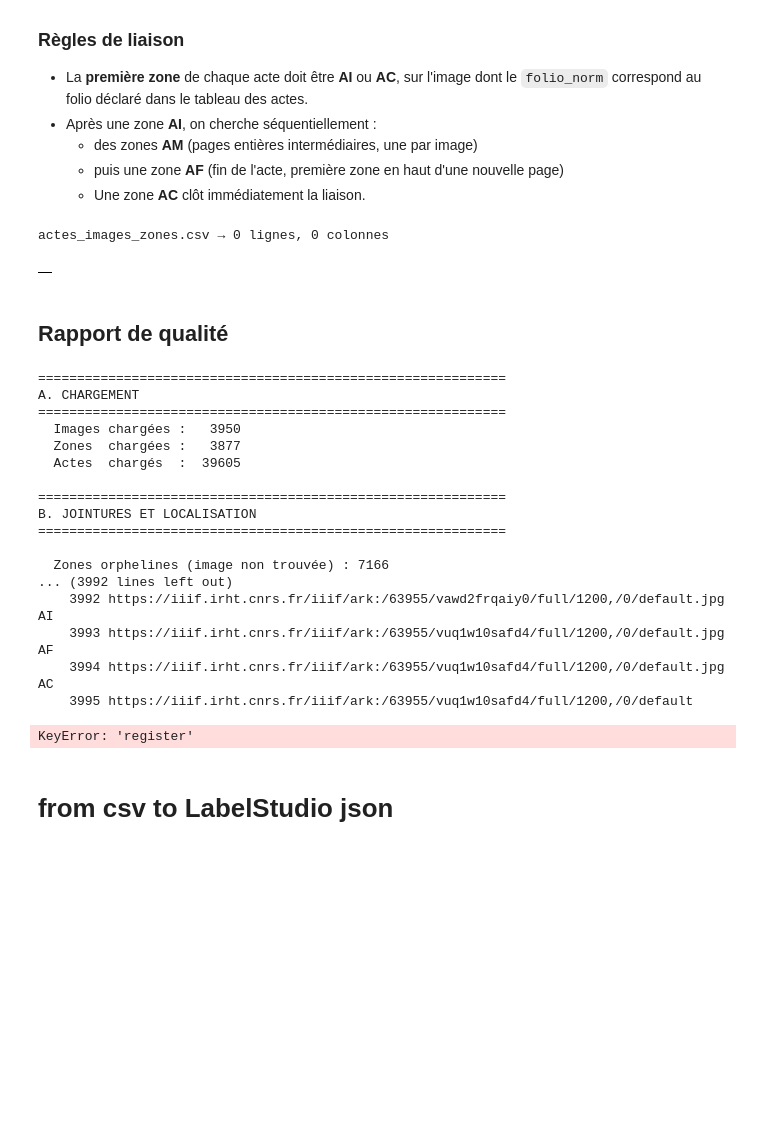
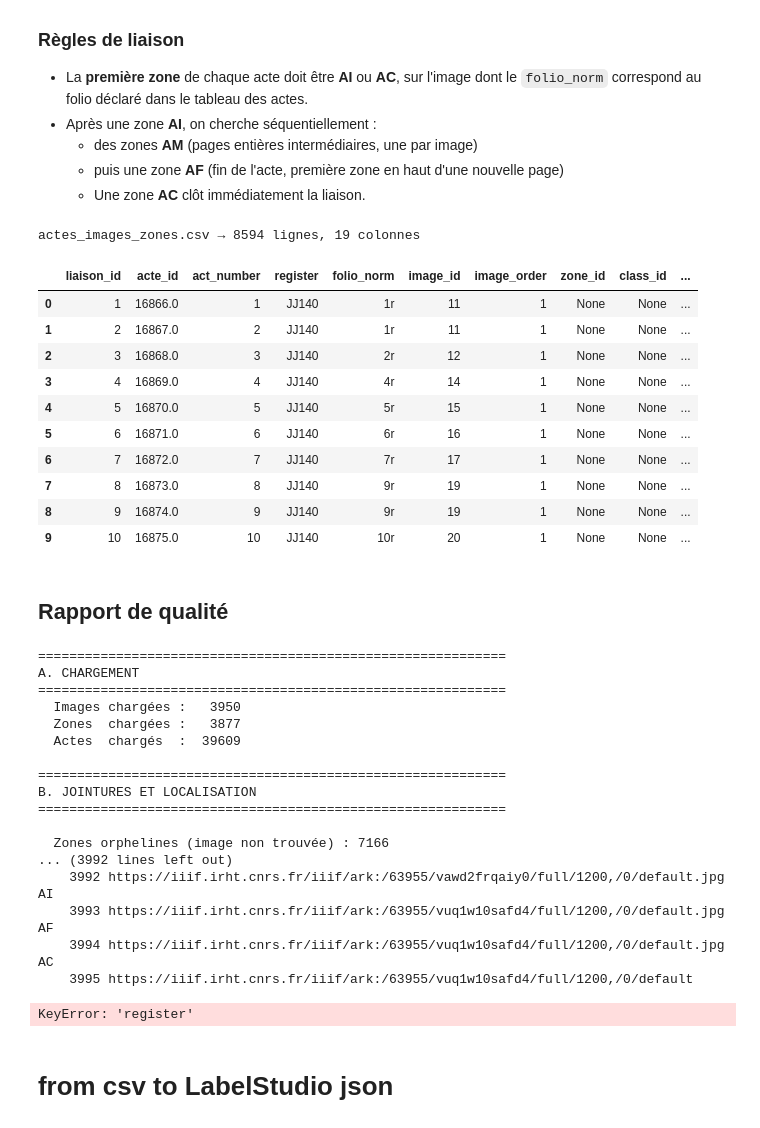
Before and after one commit to oriflamms/himanis, a Jupyter notebook: Acts/src_ipynb/JJ100-139-versImportLabelStudio2.ipynb, the cells around one changed output. Cells and saved outputs as stored; diff of their text form; code cells hidden in the pictures; blank space fills up the shorter version.

Commit message:
update ipynb register/registre/volume

```diff
--- a/Acts/src_ipynb/JJ100-139-versImportLabelStudio2.ipynb
+++ b/Acts/src_ipynb/JJ100-139-versImportLabelStudio2.ipynb
@@ -20,7 +20,10 @@
 import os
 import re
 
-corpus = 'JJ200-JJ211'
+corpus = 'JJ140-JJ159'
+
+
+
 
 
 # Chemins des fichiers sources
@@ -376,6 +388,18 @@ with warnings.catch_warnings(record=True) as w_zones:
     df_zones_raw = pd.read_csv(INPUT_ZONES, sep=',', dtype=str,
                                low_memory=False, on_bad_lines='warn')
     skipped['zones'] = len(w_zones)
+
+
+
+# Normalisation des noms de colonnes → le reste du code utilise toujours
+# 'volume', 'folio_sort_key', 'register', peu importe le corpus
+df_zones_raw = df_zones_raw.rename(columns={
+    # Corpus JJ100-JJ139 (noms d'origine)
+    'registre': 'volume',
+    'ordre':    'folio_sort_key',
+    # Corpus autres : 'register' et 'volume' sont déjà au bon nom,
+    # mais on normalise 'register' → 'register' (no-op, au cas où)
+})
 
 
 def parse_labelstudio_rects(label_str):
@@ -427,6 +451,12 @@ df_zones_raw['url_image_full'] = df_zones_raw['image']
 # image_path contient des URLs IIIF, pas des chemins de fichiers :
 # parse_image_stem ne s'applique pas ici.
 # On utilise directement les colonnes 'registre' et 'ordre' déjà présentes dans df_zones_raw.
+
+
+
+
+
+
 
 df_zones_raw['volume'] = df_zones_raw['volume'].apply(
     lambda r: re.sub(r'JJ(\d+)', lambda m: f"JJ{int(m.group(1)):03d}", str(r))
@@ -856,7 +866,7 @@ def build_liaisons_for_acte(acte):
         return [], 'ignoré_sans_folio'
 
     # B — image d'ancrage
-    volume       = acte['volume']
+    volume       = acte['register']
     sort_key     = acte['folio_sort_key']
     images_ancrage = img_by_folio.get((volume, sort_key), []) if pd.notna(sort_key) else []
 
@@ -976,36 +986,46 @@ def build_liaisons_for_acte(acte):
         l['statut_structure'] = statut
 
     return liaisons, statut
 
 # %%
 # Détection des zones orphelines (image non trouvée lors de la jointure)
 orphelines = df_zones[df_zones['image_id'].isna()]
 for _, row in orphelines.iterrows():
     log_zones_orphelines.append({
         'zone_id':        row['zone_id'],
         'image_filename': row['image_filename'],
         'class_name':     row['class_name'],
     })
 
 # %%
 # Construction de toutes les liaisons
 all_liaisons = []
 for _, acte in df_actes.iterrows():
     liaisons, _ = build_liaisons_for_acte(acte)
     all_liaisons.extend(liaisons)
 
 df_liaison = pd.DataFrame(all_liaisons)
 if not df_liaison.empty:
     df_liaison.insert(0, 'liaison_id', range(1, len(df_liaison) + 1))
 
 df_liaison.to_csv(os.path.join(OUT_DIR, "actes_images_zones.csv"),
                   index=False, sep=SEP)
 print(f"actes_images_zones.csv → {len(df_liaison)} lignes, "
       f"{len(df_liaison.columns)} colonnes")
-df_liaison.head(5)
+df_liaison.head(10)
 # %% [output]
-actes_images_zones.csv → 0 lignes, 0 colonnes
+actes_images_zones.csv → 8594 lignes, 19 colonnes
-|  |
+|  | liaison_id | acte_id | act_number | register | folio_norm | image_id | image_order | zone_id | class_id | ... |
+| 0 | 1 | 16866.0 | 1 | JJ140 | 1r | 11 | 1 | None | None | ... |
+| 1 | 2 | 16867.0 | 2 | JJ140 | 1r | 11 | 1 | None | None | ... |
+| 2 | 3 | 16868.0 | 3 | JJ140 | 2r | 12 | 1 | None | None | ... |
+| 3 | 4 | 16869.0 | 4 | JJ140 | 4r | 14 | 1 | None | None | ... |
+| 4 | 5 | 16870.0 | 5 | JJ140 | 5r | 15 | 1 | None | None | ... |
+| 5 | 6 | 16871.0 | 6 | JJ140 | 6r | 16 | 1 | None | None | ... |
+| 6 | 7 | 16872.0 | 7 | JJ140 | 7r | 17 | 1 | None | None | ... |
+| 7 | 8 | 16873.0 | 8 | JJ140 | 9r | 19 | 1 | None | None | ... |
+| 8 | 9 | 16874.0 | 9 | JJ140 | 9r | 19 | 1 | None | None | ... |
+| 9 | 10 | 16875.0 | 10 | JJ140 | 10r | 20 | 1 | None | None | ... |
 # %% [markdown]
 ## Rapport de qualité
 # %%
@@ -1150,7 +1170,7 @@ if not zones_attendues_non_attr.empty:
 # Détail des zones inattendues
 if not df_zones_inattendues.empty:
     cols_inatt = ['zone_id', 'image_id', 'class_name', 'folio_norm',
-                  'register', 'folio_sort_key', 'url_image_full']
+                  'volume', 'folio_sort_key', 'url_image_full']
     print("\n  ℹ Zones de label inattendu (hors scope du modèle d'acte) :")
     print(df_zones_inattendues[cols_inatt].to_string(index=False))
 
@@ -1201,7 +1221,7 @@ A. CHARGEMENT
 ============================================================
   Images chargées :   3950
   Zones  chargées :   3877
-  Actes  chargés  :  39605
+  Actes  chargés  :  39609
 
 ============================================================
 B. JOINTURES ET LOCALISATION
```
Also changed, not shown: parts of 9 cells of this notebook, 2 other files.
